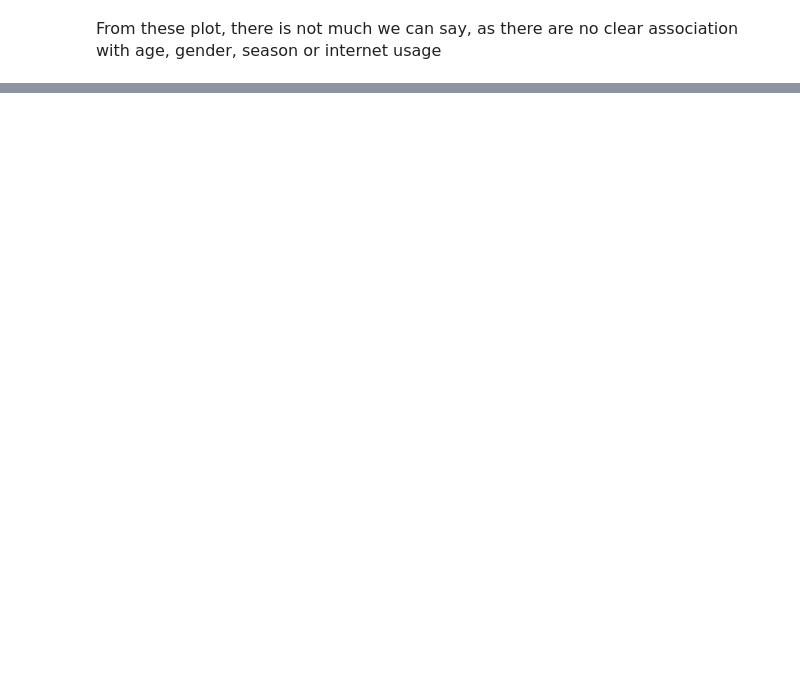
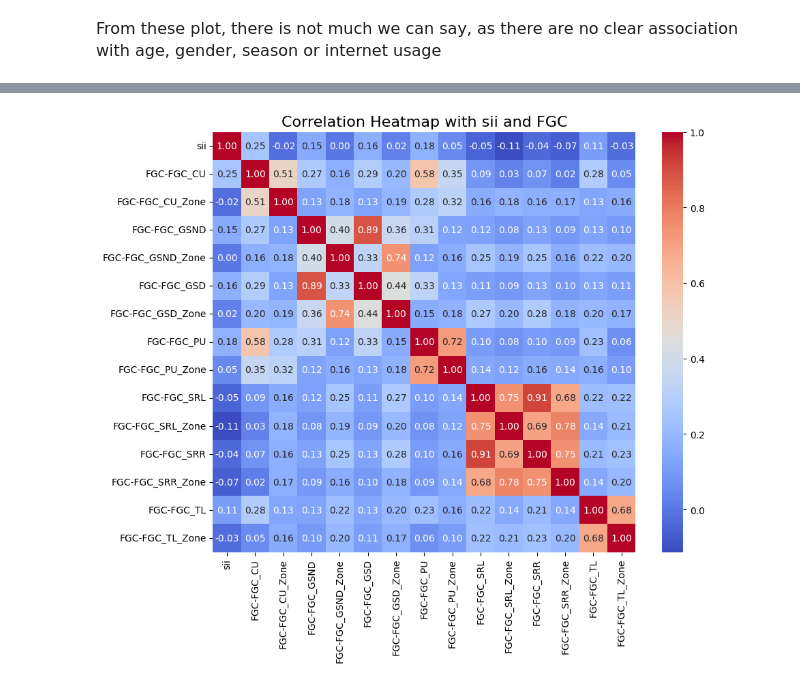
Before and after one commit to hoangminhphuc/ML-Project-Kaggle, a Jupyter notebook: child-mind-institute-eda.ipynb, the cells around one changed output, grey strips where cells are left out. Saved outputs shown, nothing was run; the diff lists cells and outputs as text; code cells hidden in the pictures; blank space fills up the shorter version.

```diff
--- a/child-mind-institute-eda.ipynb
+++ b/child-mind-institute-eda.ipynb
@@ -662,0 +703,28 @@ plt.show()
+# %%
+corr_columns =  [
+    'sii',
+    'FGC-FGC_CU',
+    'FGC-FGC_CU_Zone',
+    'FGC-FGC_GSND',
+    'FGC-FGC_GSND_Zone',
+    'FGC-FGC_GSD',
+    'FGC-FGC_GSD_Zone',
+    'FGC-FGC_PU',
+    'FGC-FGC_PU_Zone',
+    'FGC-FGC_SRL',
+    'FGC-FGC_SRL_Zone',
+    'FGC-FGC_SRR',
+    'FGC-FGC_SRR_Zone',
+    'FGC-FGC_TL',
+    'FGC-FGC_TL_Zone'
+]
+
+corr_matrix = train[corr_columns].corr()
+
+# Plot the heatmap
+plt.figure(figsize=(10, 8))
+sns.heatmap(corr_matrix, annot=True, fmt=".2f", cmap="coolwarm", cbar=True)
+plt.title("Correlation Heatmap with sii and FGC", fontsize=16)
+plt.show()
+# %% [output]
+[figure, added]
```
Also changed, not shown: parts of 8 cells of this notebook.
